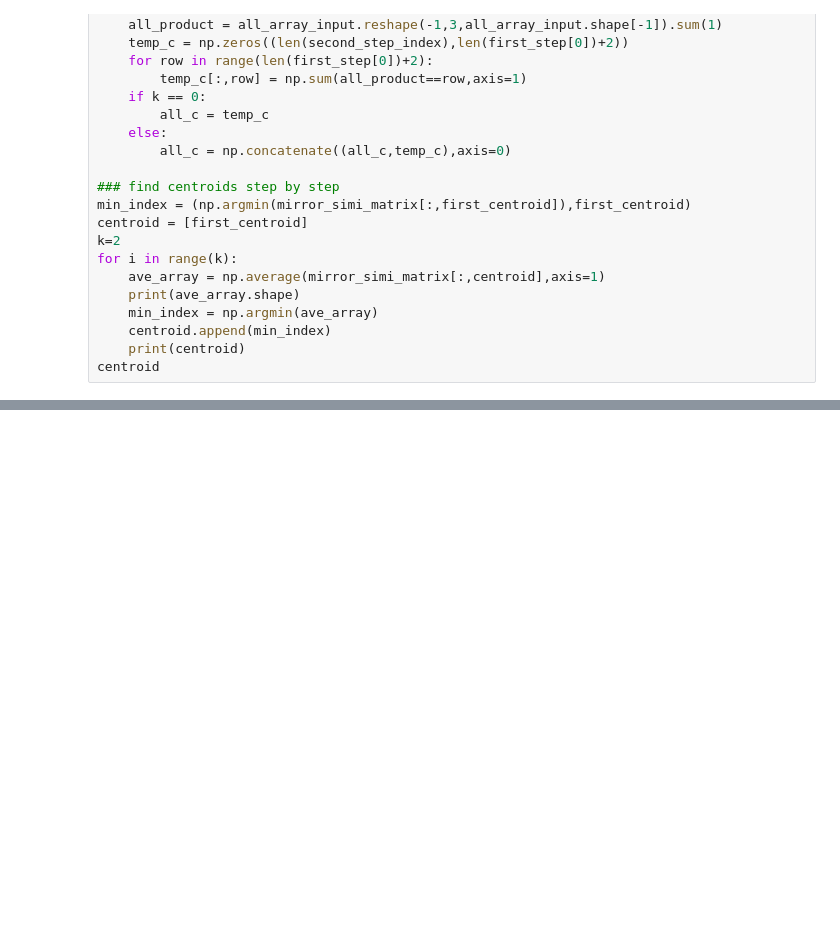
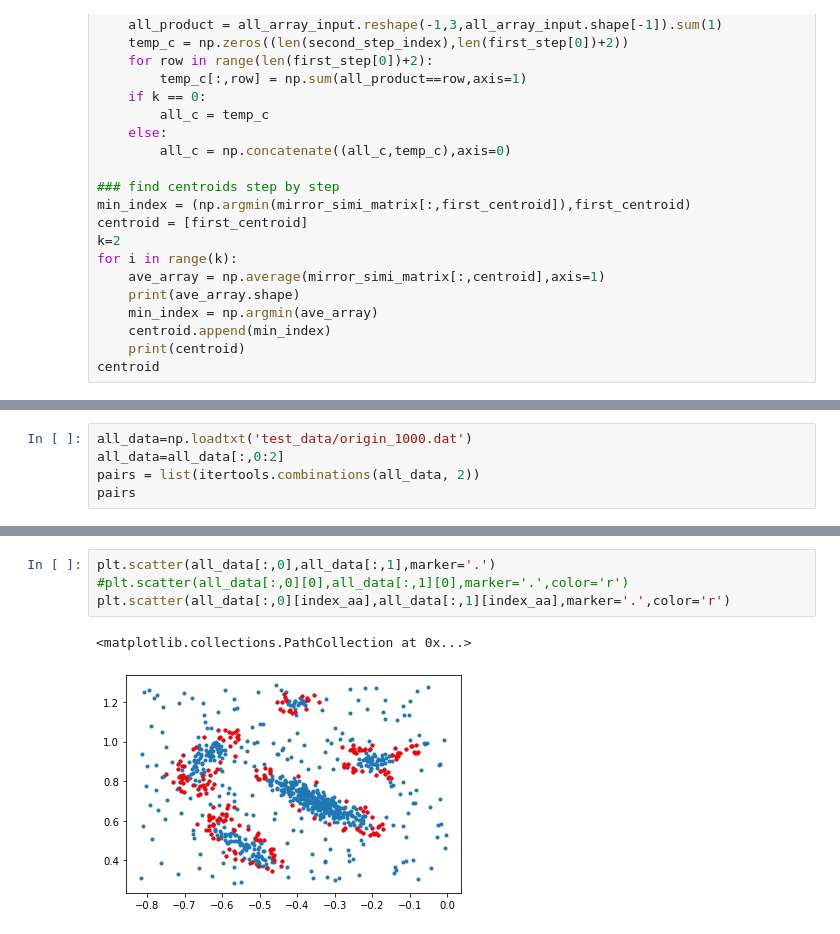
Before and after one commit to PDNALab/extended-ensemble, a Jupyter notebook: Hierachical_clustering.ipynb, the cells around one changed output, grey strips where cells are left out. Saved outputs shown, nothing was run; the diff lists cells and outputs as text; blank space fills up the shorter version.

Commit message:
data

```diff
--- a/Hierachical_clustering.ipynb
+++ b/Hierachical_clustering.ipynb
@@ -533,0 +536,5 @@ centroid
+# %%
+all_data=np.loadtxt('test_data/origin_1000.dat')
+all_data=all_data[:,0:2]
+pairs = list(itertools.combinations(all_data, 2))
+pairs
@@ -533,0 +559,7 @@ centroid
+# %%
+plt.scatter(all_data[:,0],all_data[:,1],marker='.')
+#plt.scatter(all_data[:,0][0],all_data[:,1][0],marker='.',color='r')
+plt.scatter(all_data[:,0][index_aa],all_data[:,1][index_aa],marker='.',color='r')
+# %% [output]
+<matplotlib.collections.PathCollection at 0x...>
+[figure, added]
```
Also changed, not shown: parts of 15 cells of this notebook, 17 other files.
